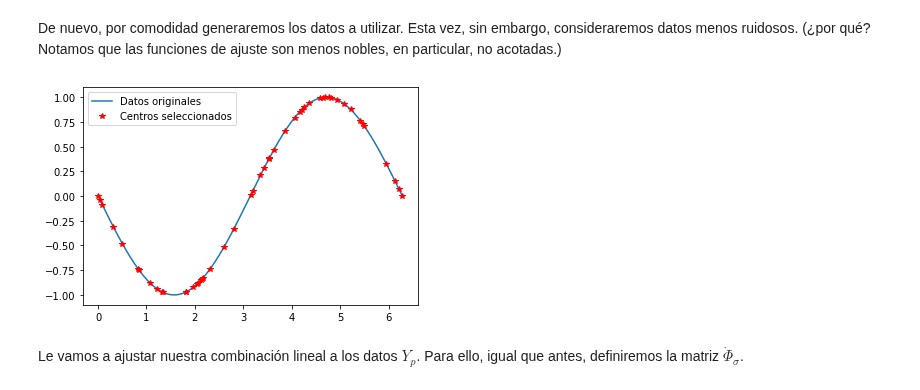
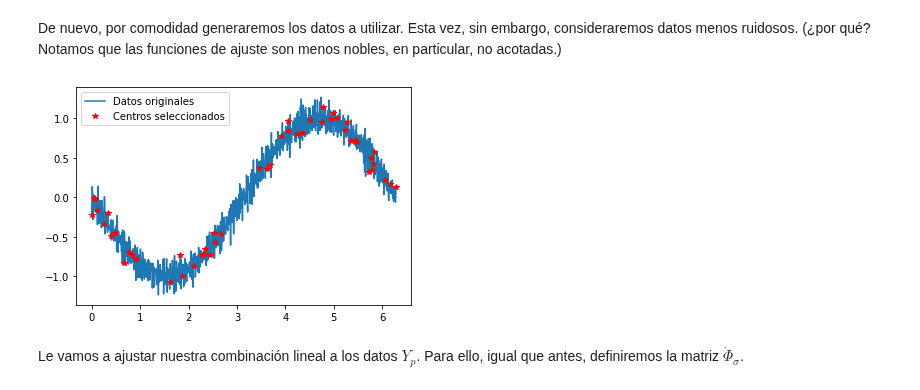
Before and after one commit to JairEsc/Mat_Apl_2, a Jupyter notebook: ML_T1.ipynb, the cells around one changed output. Drawn from its saved outputs; the diff is of its cells as text; code cells hidden in the pictures.

```diff
--- a/ML_T1.ipynb
+++ b/ML_T1.ipynb
@@ -156,30 +156,30 @@ De nuevo, por comodidad generaremos los datos a utilizar. Esta vez, sin embargo,
 # %%
 #Datos---------------------Los generamos por comodidad.
 np.random.seed(0)
 n=1000
 x=np.linspace(0,2*np.pi,n)
-y=np.cos(x)+np.random.normal(0,0,size=len(x))
+y=np.cos(x)+np.random.normal(0,0.001,size=len(x))
 from numpy.random import default_rng
 m=50
 x_m2=[0]*m
 x_m2[0]=0#Fijamos los extremos como centros.
 x_m2[-1]=len(x)-1
 x_m2[1:-1]=np.sort(default_rng().choice(np.arange(1, len(x)-1), size=m-2, replace=False))
 x_m=x[x_m2]
 #Diferencias finitas.----------------
 y_p=np.zeros(n)
 y_p[0]=(y[1]-y[0])
 y_p[-1]=y[-1]-y[-2]
 y_p[1:-2]=(y[2:-1]-y[0:-3])/2
 y_p=y_p*n/(2*np.pi)
 plt.plot(x,y_p,label='Datos originales')
 plt.plot(x_m,y_p[x_m2],"r*",label='Centros seleccionados')
 plt.legend()
 plt.show()
 #
 #-------------------------------
 # %% [output]
-[figure, old version]
+[figure, new version]
 # %% [markdown]
 Le vamos a ajustar nuestra combinación lineal a los datos $Y_p$.
 Para ello, igual que antes, definiremos la matriz $\dot{\Phi}_\sigma $.
```
Also changed, not shown: parts of 5 cells of this notebook.
